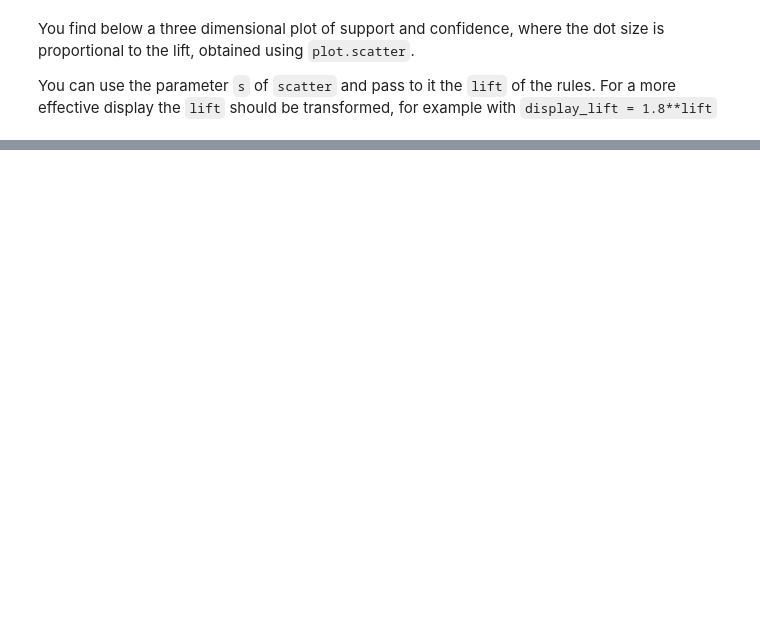
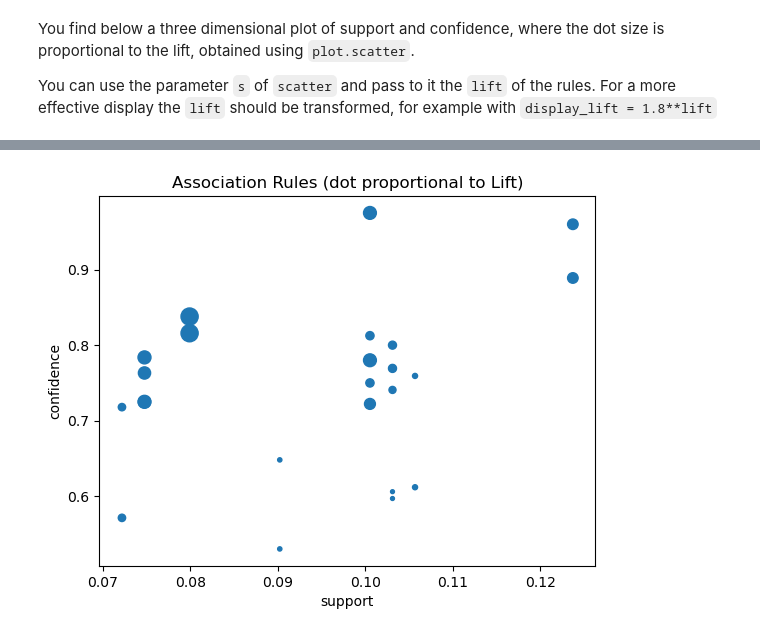
Before and after one commit to Jacopoabete/BBS_Machine_Learning_public, a Jupyter notebook: Lab-Association-rules/lab7-07-association-rules_nocode.ipynb, the cells around one changed output, grey strips where cells are left out. Saved outputs shown, nothing was run; the diff lists cells and outputs as text; code cells hidden in the pictures; blank space fills up the shorter version.

```diff
--- a/Lab-Association-rules/lab7-07-association-rules_nocode.ipynb
+++ b/Lab-Association-rules/lab7-07-association-rules_nocode.ipynb
@@ -246,0 +256,8 @@ You can use the parameter `s` of `scatter` and pass to it the `lift` of the rule
+# %%
+s = [1.8**n for n in rules.lift]
+rules.plot.scatter(x='support',
+                   y='confidence',
+                   title='Association Rules (dot proportional to Lift)',
+                   s=s);
+# %% [output]
+[figure, added]
```
Also changed, not shown: parts of 28 cells of this notebook, 8 other files.
